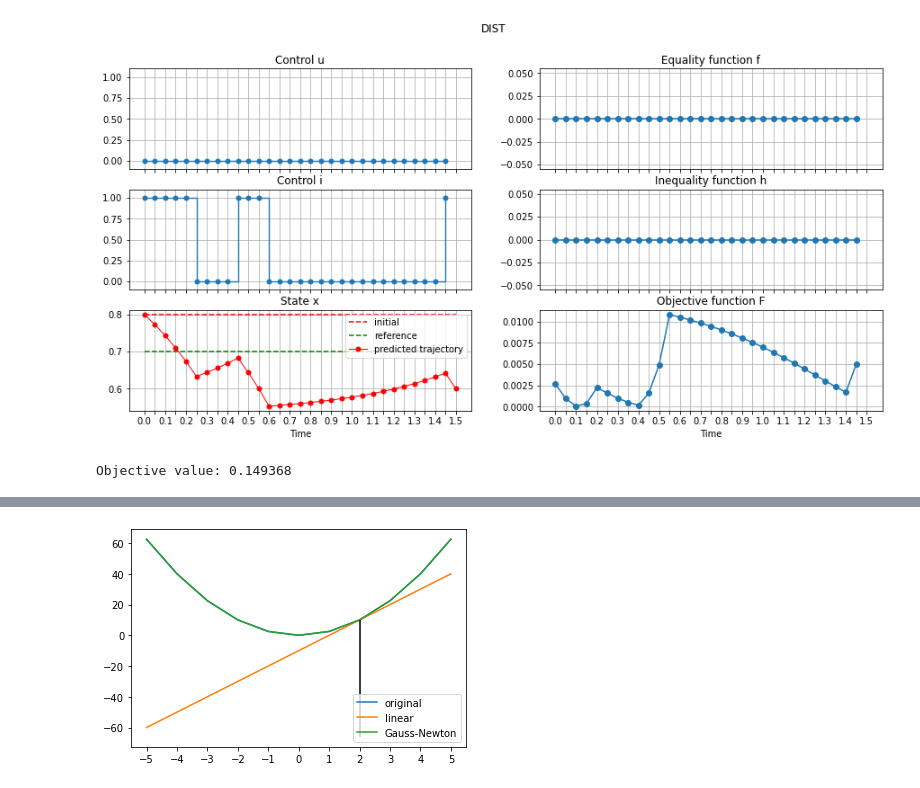
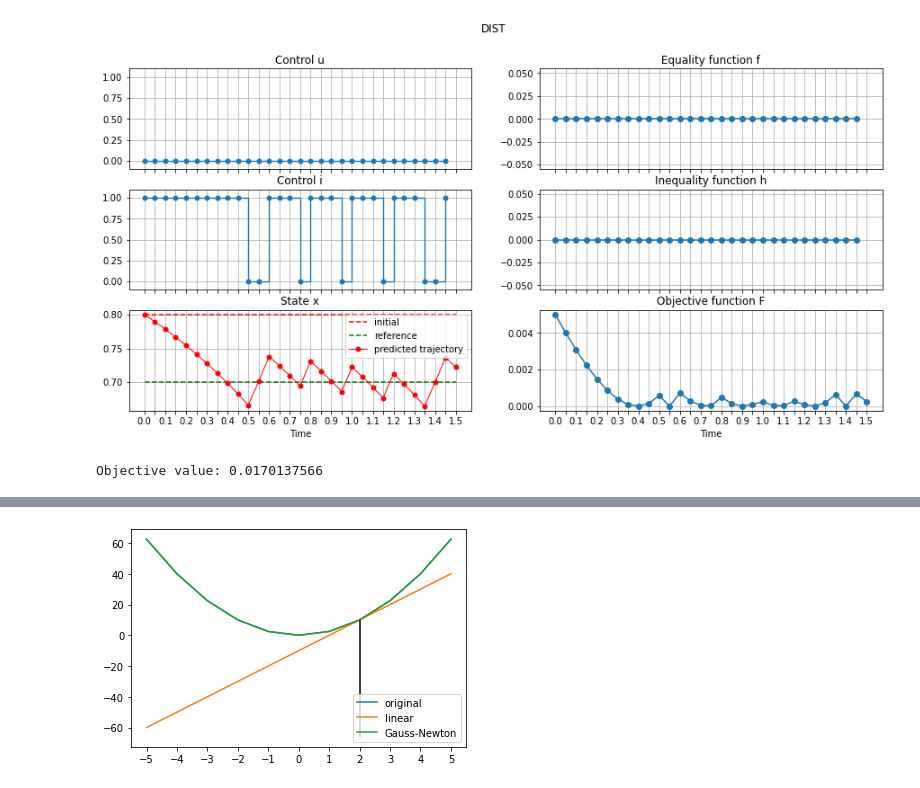
Before and after one commit to anabatsh/Optimal-Control, a Jupyter notebook: MINL Optimal Control.ipynb, the cells around one changed output, grey strips where cells are left out. Drawn from its saved outputs; the diff is of its cells as text; code cells hidden in the pictures.

```diff
--- a/MINL Optimal Control.ipynb
+++ b/MINL Optimal Control.ipynb
@@ -127,23 +64,11 @@ x_ref = 0.7
 # %%
 # Differential equation:
 def f(x, u, i):
-    return x ** 3 - i
+    return x - i
 
 # Path inequality constraints:
 def h(x, u, i):
     return x - x
-
-# # Final inequality constraint:
-# def h_f(x):
-#     return x - x
-
-# # Path cost function:
-# def l(x, u):
-#     return x ** 2
-
-# # Final cost function:
-# def V_f(x):
-#     return x ** 2
 
 # Objective function
 def F1(x, u, i):
@@ -154,4 +83,13 @@ def F(x, u, i):
 # %%
-history_minlp = run_optimal_control(x_0, x_ref, N, time_step, f, h, F, integer=True, name='MINLP')
+options = [
+    'minlp_maximum_iterations 5000', # 10.000
+    'minlp_max_iter_with_int_sol 500', # 500
+    'minlp_as_nlp 0', # 1
+    'minlp_branch_method 2', # 3
+    'minlp_gap_tol 0.0005', # 0.01
+    'minlp_integer_tol 0.005', # 0.01
+]
+
+history_minlp = run_optimal_control(x_0, x_ref, N, time_step, f, h, F, options, integer=True, name='MINLP')
 show_results(history_minlp)
 # %% [output]
@@ -174,4 +126,4 @@ $
 # %%
-history_nlp = run_optimal_control(x_0, x_ref, N, time_step, f, h, F, integer=False, name='NLP')
+history_nlp = run_optimal_control(x_0, x_ref, N, time_step, f, h, F, options, integer=False, name='NLP')
 show_results(history_nlp)
 # %% [output]
@@ -557,17 +200,16 @@ $
 x_nlp = history_nlp['x']
 u_nlp = history_nlp['u']
 i_nlp = history_nlp['i']
-obj_nlp = history_nlp['obj_value']
 
 f_L  = lambda x, x0: linear(f, x, x0)
 h_L  = lambda x, x0: linear(h, x, x0)
 F_L  = lambda x, x0: linear(F, x, x0)
 F_QP = lambda x, x0: gauss_newton(F, F1, x, x0)
-F_GN = lambda x, x0: F_QP(x, x0) - obj_nlp
+F_GN = lambda x, x0: F_QP(x, x0)
 # %%
 history_dist = run_optimal_control_dist(x_0, x_ref, x_nlp, u_nlp, i_nlp, N,
-                                        time_step, f_L, h_L, F_GN, F, F_L, 'DIST')
+                                        time_step, f_L, h_L, F_GN, options, F, 'DIST')
 show_results(history_dist)
 # %% [output]
-[figure, old version]
+[figure, new version]
-Objective value: 0.149368
+Objective value: 0.0170137566
```
Also changed, not shown: parts of 33 cells of this notebook, 4 other files.
